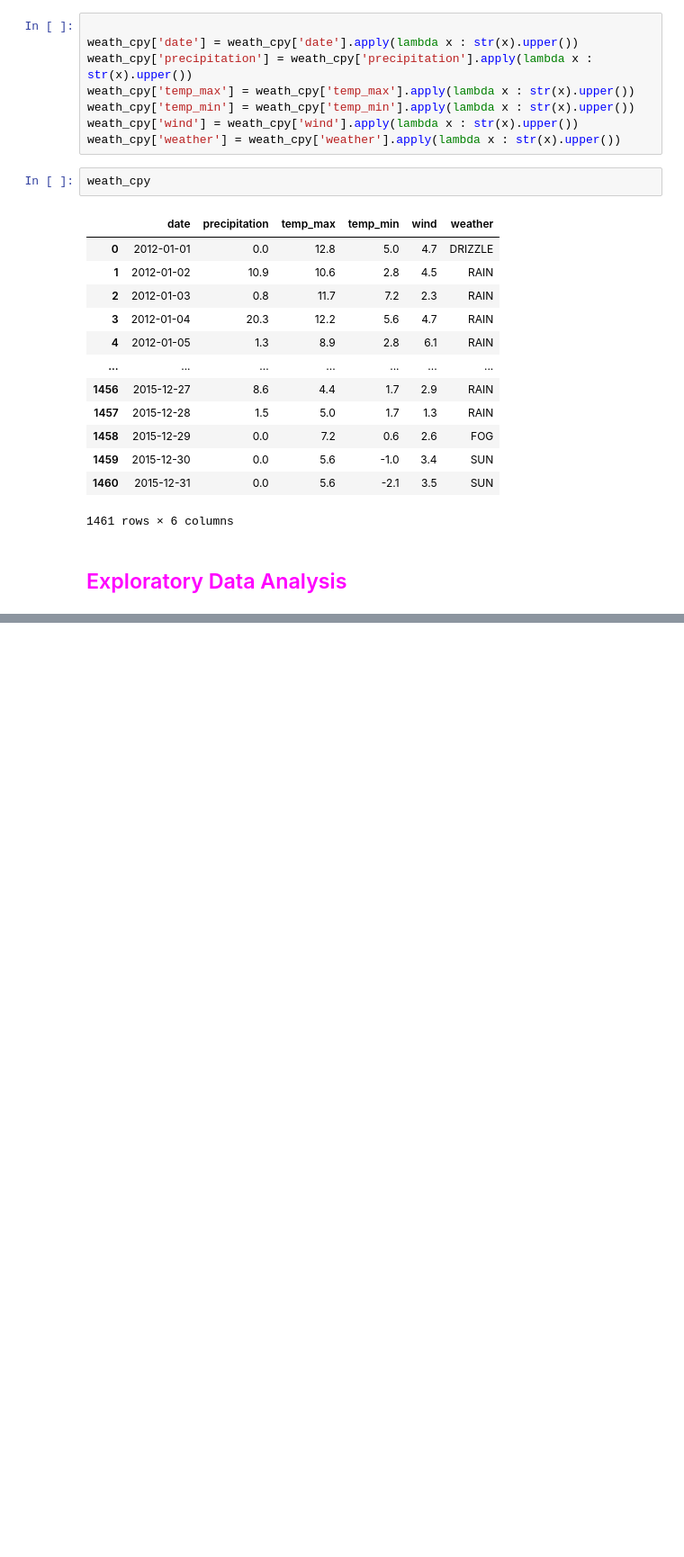
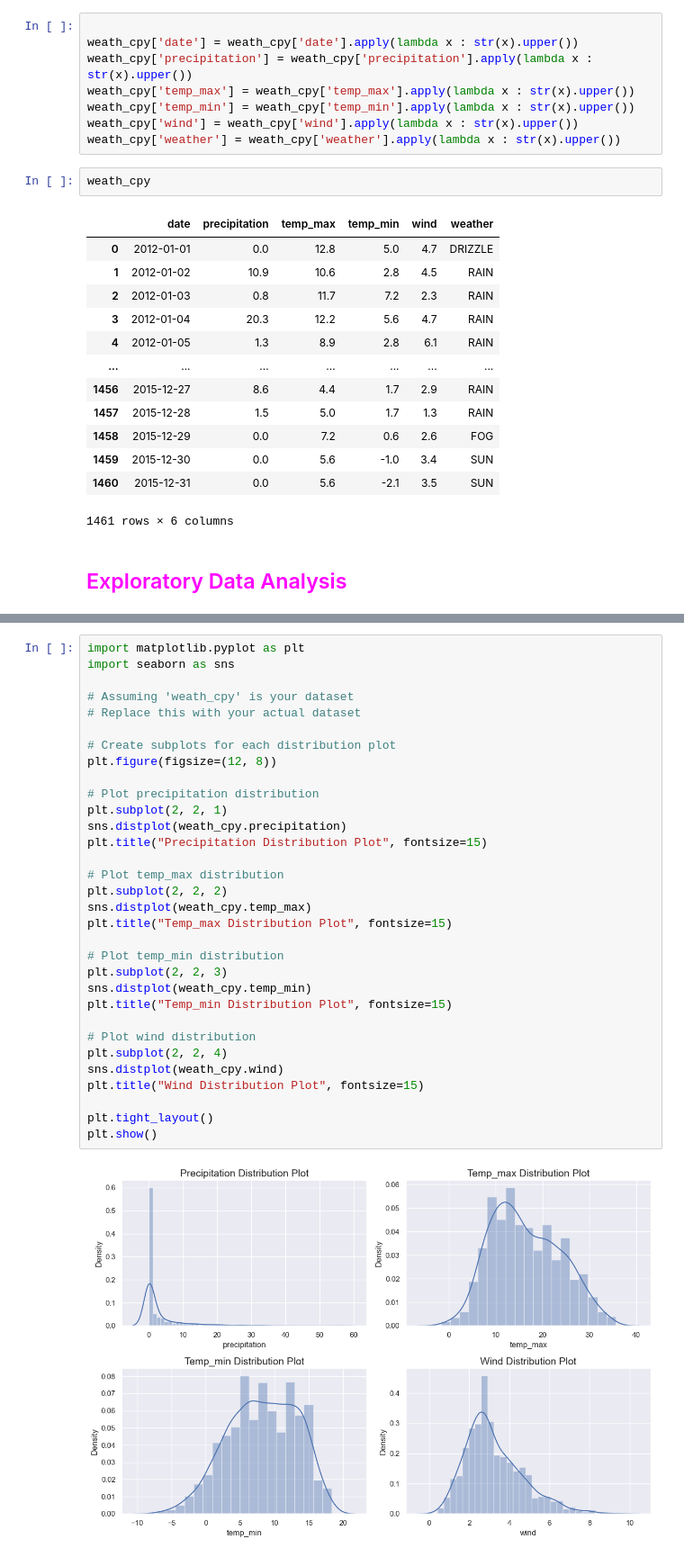
Before and after one commit to shubhangi24kashid/SkyCast, a Jupyter notebook: detection.ipynb, the cells around one changed output, grey strips where cells are left out. Shown at 90% size. Drawn from its saved outputs; the diff is of its cells as text; blank space fills up the shorter version.

```diff
--- a/detection.ipynb
+++ b/detection.ipynb
@@ -255 +303,35 @@ plt.show()
+# %%
+import matplotlib.pyplot as plt
+import seaborn as sns
+
+# Assuming 'weath_cpy' is your dataset
+# Replace this with your actual dataset
+
+# Create subplots for each distribution plot
+plt.figure(figsize=(12, 8))
+
+# Plot precipitation distribution
+plt.subplot(2, 2, 1)
+sns.distplot(weath_cpy.precipitation)
+plt.title("Precipitation Distribution Plot", fontsize=15)
+
+# Plot temp_max distribution
+plt.subplot(2, 2, 2)
+sns.distplot(weath_cpy.temp_max)
+plt.title("Temp_max Distribution Plot", fontsize=15)
+
+# Plot temp_min distribution
+plt.subplot(2, 2, 3)
+sns.distplot(weath_cpy.temp_min)
+plt.title("Temp_min Distribution Plot", fontsize=15)
+
+# Plot wind distribution
+plt.subplot(2, 2, 4)
+sns.distplot(weath_cpy.wind)
+plt.title("Wind Distribution Plot", fontsize=15)
+
+plt.tight_layout()
+plt.show()
+# %% [output]
+[figure, added]
 # %%
```
Also changed, not shown: parts of 10 cells of this notebook.
